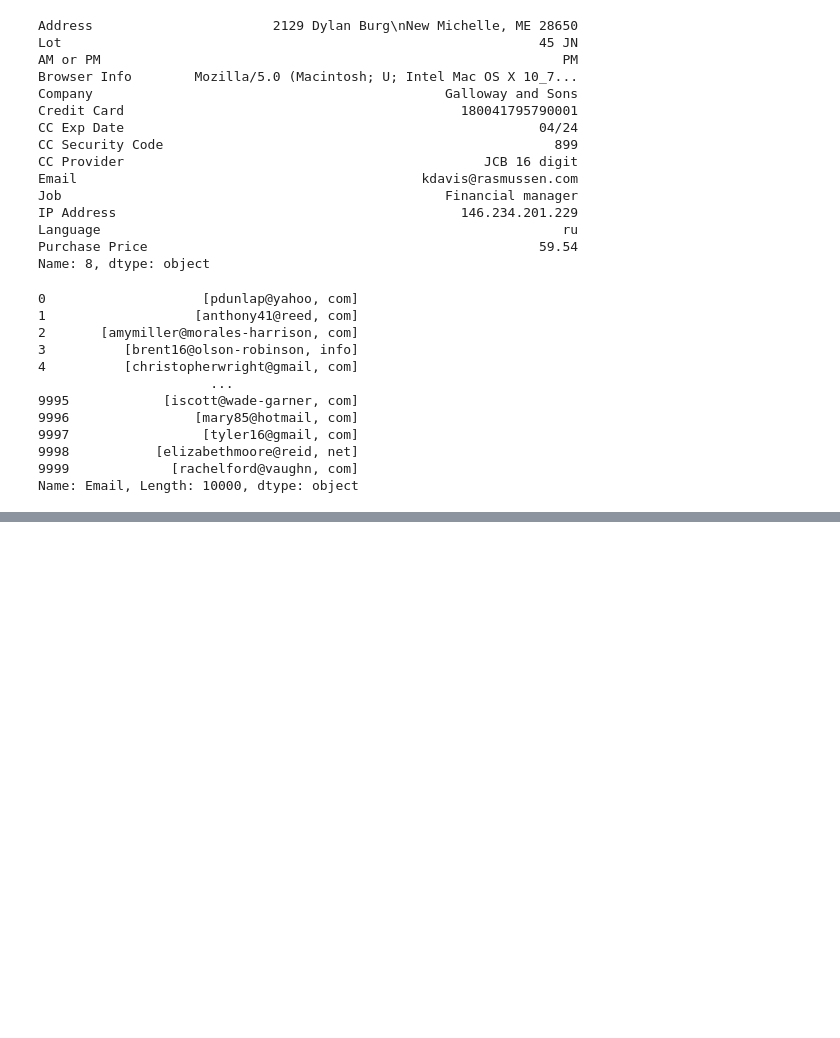
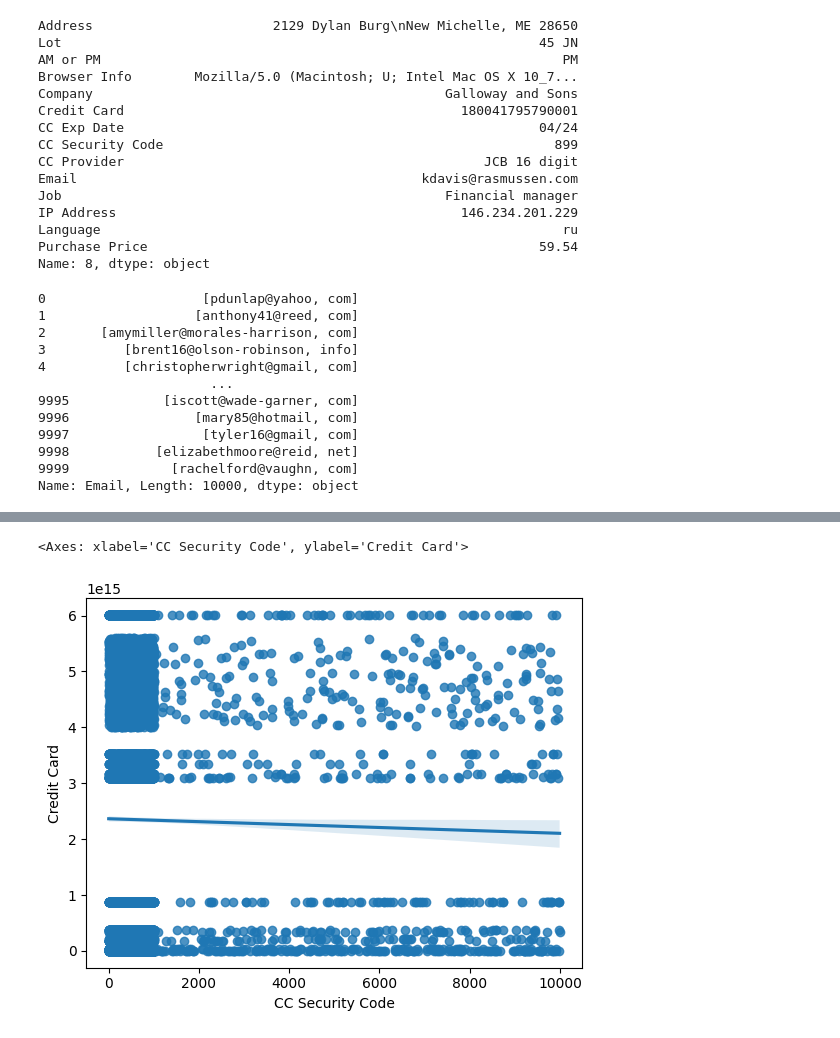
Before and after one commit to Srivastava27/collabPython, a Jupyter notebook: PracticePandas.ipynb, the cells around one changed output, grey strips where cells are left out. Saved outputs shown, nothing was run; the diff lists cells and outputs as text; code cells hidden in the pictures; blank space fills up the shorter version.

```diff
--- a/PracticePandas.ipynb
+++ b/PracticePandas.ipynb
@@ -229,0 +256,5 @@ Name: Email, Length: 10000, dtype: object
+# %%
+sns.regplot(x='CC Security Code',y='Credit Card',data=df)
+# %% [output]
+<Axes: xlabel='CC Security Code', ylabel='Credit Card'>
+[figure, added]
```
Also changed, not shown: parts of 5 cells of this notebook.
